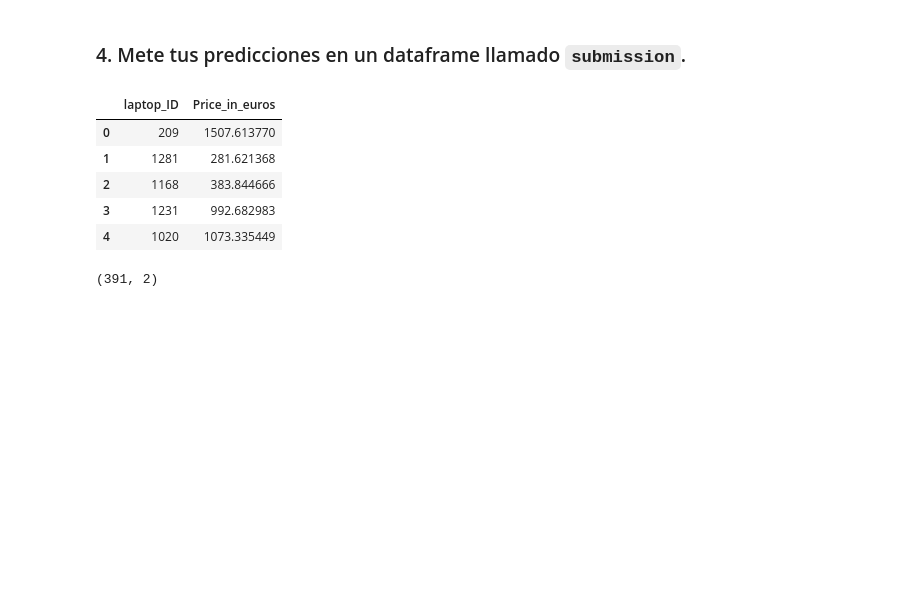
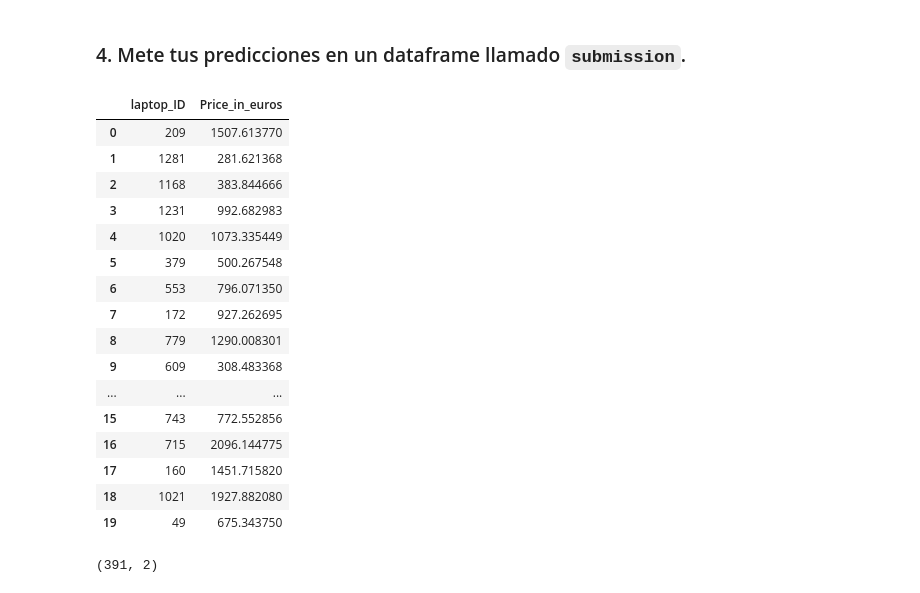
Before and after one commit to ChiaraTot/ONLINE_DS_THEBRIDGE_CHIARA, a Jupyter notebook: TEAM CHALLENGE/Kaggle/Kaggle_submissionV6bis.ipynb, the cells around one changed output. Saved outputs shown, nothing was run; the diff lists cells and outputs as text; code cells hidden in the pictures; blank space fills up the shorter version.

```diff
--- a/TEAM CHALLENGE/Kaggle/Kaggle_submissionV6bis.ipynb
+++ b/TEAM CHALLENGE/Kaggle/Kaggle_submissionV6bis.ipynb
@@ -711,7 +711,7 @@ from sklearn.model_selection import GridSearchCV # o en caso de tener un grid mu
 xgb_model = xgb.XGBRegressor(objective='reg:squarederror', random_state=42)
 # Definir los hiperparámetros para Grid Search
 param_grid = {
-    'n_estimators': [50, 100, 300],
+    'n_estimators': [50, 100, 300, 500, 1000],
     'learning_rate': [0.01, 0.05, 0.1, 0.2],
     'max_depth': [3, 5, 7],
     'subsample': [0.7, 0.8],
@@ -719,7 +719,7 @@ param_grid = {
 }
 
 # Realizar la búsqueda de hiperparámetros
-grid_search = GridSearchCV(estimator=xgb_model, param_grid=param_grid, cv=3, scoring='neg_mean_absolute_error', n_jobs=-1)
+grid_search = GridSearchCV(estimator=xgb_model, param_grid=param_grid, cv=3, scoring='neg_root_mean_squared_error', n_jobs=-1)
 grid_search.fit(X_train, y_train)
 
 # Obtener el mejor modelo
@@ -946,14 +946,25 @@ sample.shape
 #¿Cómo creamos la submission?
 submissionV6bis = pd.DataFrame({'laptop_ID': X_pred.index, 'Price_in_euros': predictions_submit})
 # %%
-submissionV6bis.head()
+submissionV6bis.head(20)
 # %% [output]
 |  | laptop_ID | Price_in_euros |
 | 0 | 209 | 1507.613770 |
 | 1 | 1281 | 281.621368 |
 | 2 | 1168 | 383.844666 |
 | 3 | 1231 | 992.682983 |
 | 4 | 1020 | 1073.335449 |
+| 5 | 379 | 500.267548 |
+| 6 | 553 | 796.071350 |
+| 7 | 172 | 927.262695 |
+| 8 | 779 | 1290.008301 |
+| 9 | 609 | 308.483368 |
+| ... | ... | ... |
+| 15 | 743 | 772.552856 |
+| 16 | 715 | 2096.144775 |
+| 17 | 160 | 1451.715820 |
+| 18 | 1021 | 1927.882080 |
+| 19 | 49 | 675.343750 |
 # %%
 submissionV6bis.shape
 # %% [output]
```
Also changed, not shown: parts of 3 cells of this notebook, 46 other files.
